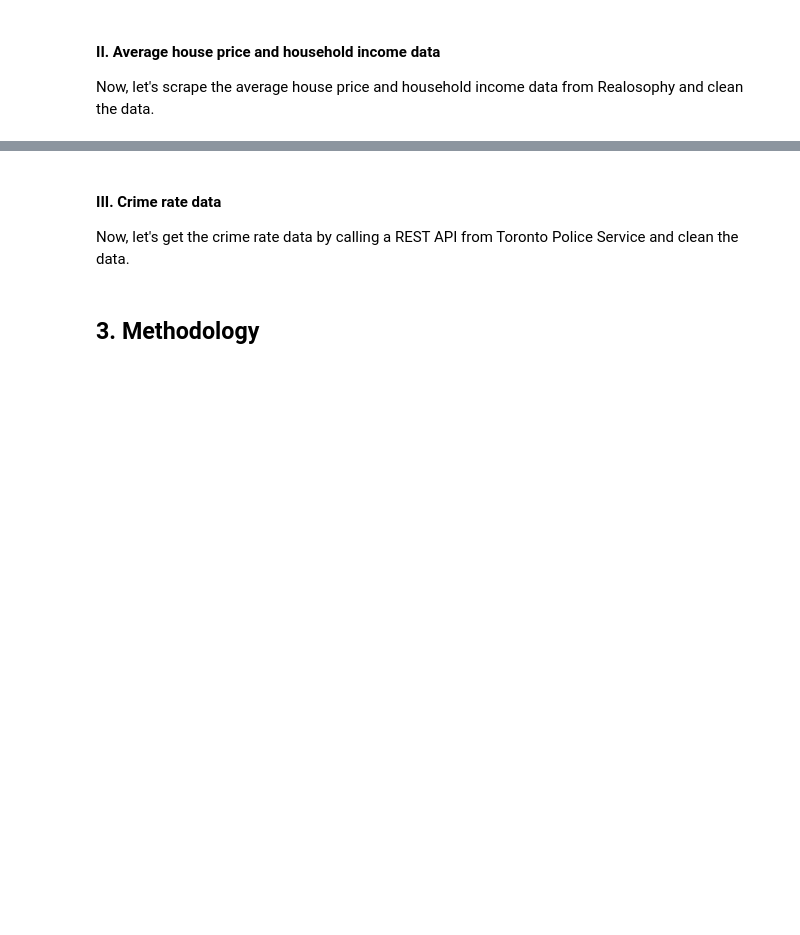
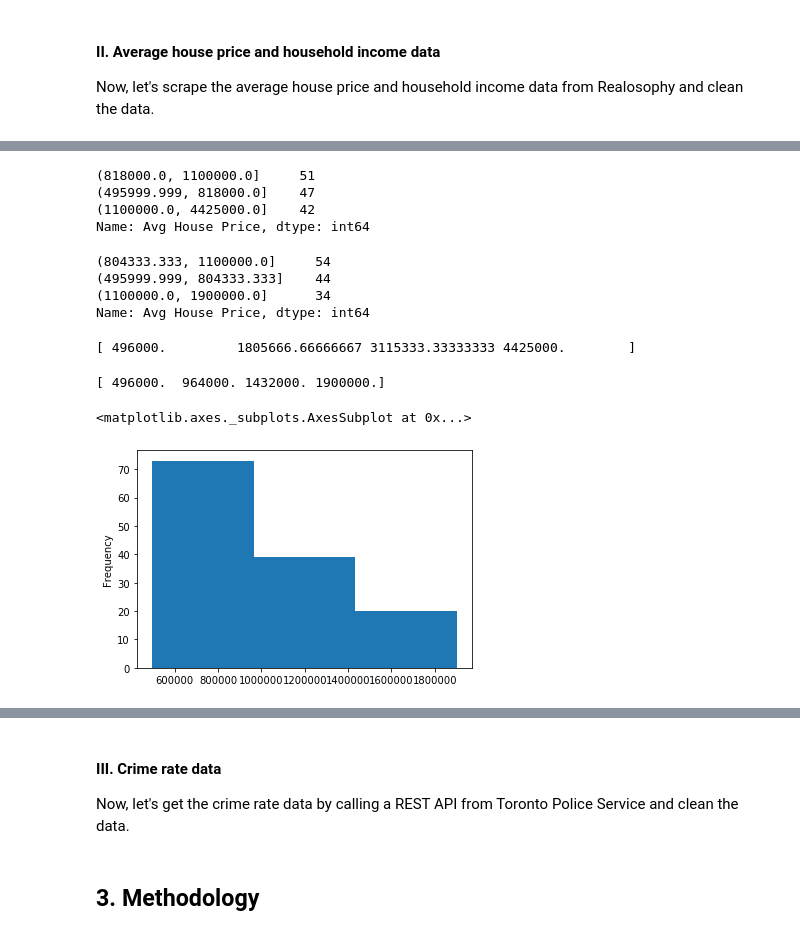
Before and after one commit to titus-chin/ibm_data_science_capstone, a Jupyter notebook: Toronto's_Neighborhoods_Recommender_System.ipynb, the cells around one changed output, grey strips where cells are left out. Saved outputs shown, nothing was run; the diff lists cells and outputs as text; code cells hidden in the pictures; blank space fills up the shorter version.

```diff
--- a/Toronto's_Neighborhoods_Recommender_System.ipynb
+++ b/Toronto's_Neighborhoods_Recommender_System.ipynb
@@ -222,0 +317,25 @@ Superb!
+# %%
+a=pd.qcut(avg_houseprice_income_df['Avg House Price'], q=3)
+a.value_counts()
+# %% [output]
+(818000.0, 1100000.0]     51
+(495999.999, 818000.0]    47
+(1100000.0, 4425000.0]    42
+Name: Avg House Price, dtype: int64
+# %%
+b=pd.qcut(QR_price,q=3)
+b.value_counts()
+# %% [output]
+(804333.333, 1100000.0]     54
+(495999.999, 804333.333]    44
+(1100000.0, 1900000.0]      34
+Name: Avg House Price, dtype: int64
+# %%
+print(np.linspace(min(avg_houseprice_income_df['Avg House Price']), max(avg_houseprice_income_df['Avg House Price']), 4))
+# %% [output]
+[ 496000.         1805666.66666667 3115333.33333333 4425000.        ]
+# %%
+print(np.linspace(min(QR_price), max(QR_price), 4))
+bin=[]
+# %% [output]
+[ 496000.  964000. 1432000. 1900000.]
@@ -222,0 +347,5 @@ Superb!
+# %%
+QR_price.plot.hist(bins=3)
+# %% [output]
+<matplotlib.axes._subplots.AxesSubplot at 0x...>
+[figure, added]
```
Also changed, not shown: parts of 18 cells of this notebook, 3 other files.
